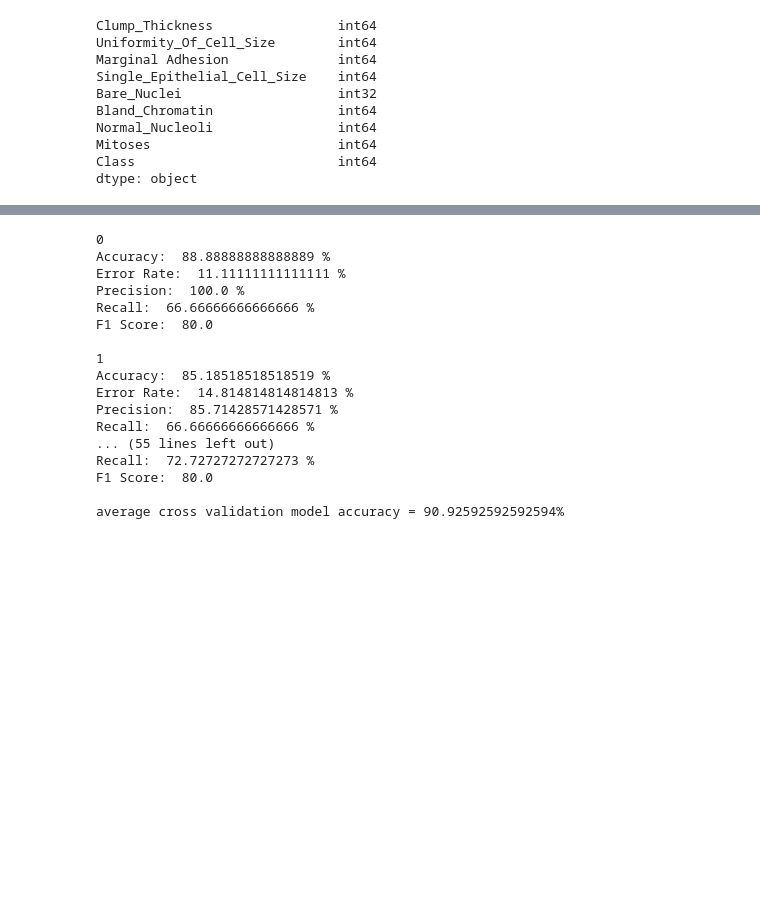
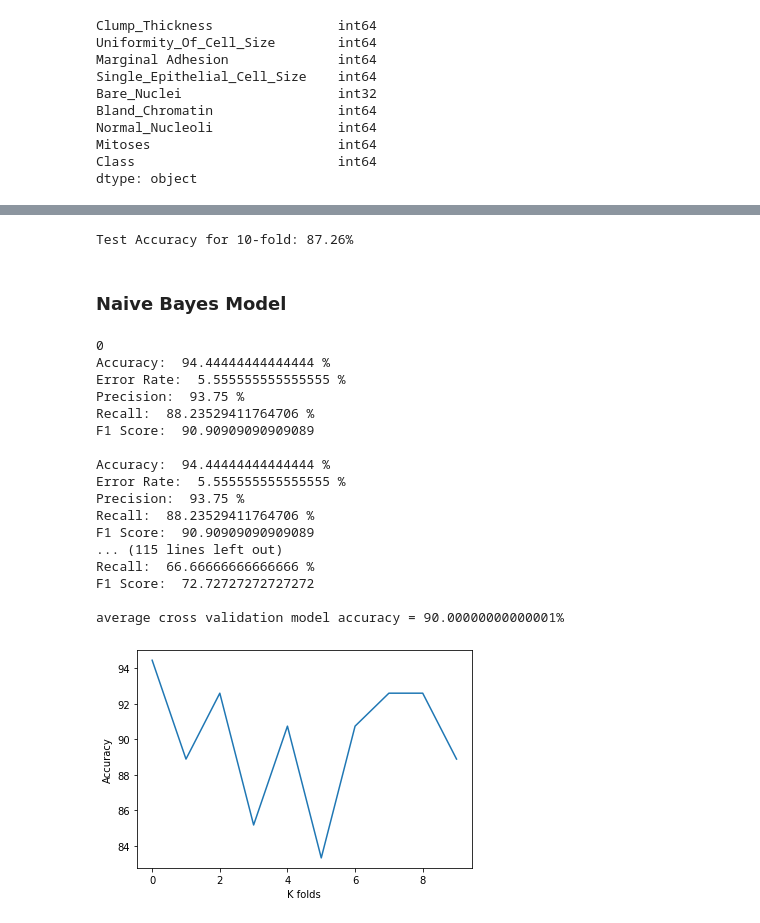
Before and after one commit to Omkar7868/ML-project, a Jupyter notebook: ML Project.ipynb, the cells around one changed output, grey strips where cells are left out. Saved outputs shown, nothing was run; the diff lists cells and outputs as text; code cells hidden in the pictures; blank space fills up the shorter version.

```diff
--- a/ML Project.ipynb
+++ b/ML Project.ipynb
@@ -434 +397,40 @@ Test Accuracy for 10-fold: 87.86%
+# %%
+# Cross validation logistic regression K-fold methold
+
+# shuffle & split data
+shuffle_df = df.sample(frac=1)
+train_df = shuffle_df.iloc[:, 0:-1]
+test_df = shuffle_df.iloc[:, -1]
+
+k = 10
+train_folds = np.array_split(train_df, k)
+test_folds = np.array_split(test_df, k)
+
+results = []
+
+# splitting into train/test & iterate k times
+for i in range(k):
+
+
+    x_test = train_folds[i]
+    y_test = test_folds[i]
+    x_train = train_df.drop(x_test.index)
+    y_train = test_df.drop(y_test.index)
+
+    x_train = x_train.apply(lambda x: (x - x.min(axis=0)) / (x.max(axis=0) - x.min(axis=0)))
+    x_test = x_test.apply(lambda x: (x - x.min(axis=0)) / (x.max(axis=0) - x.min(axis=0)))
+
+    logreg_fold = LogisticRegression()
+    logreg_fold.fit(x_train, y_train, loops=10000, lr=0.005)
+    y_pred,y_nonb_pred = logreg_fold.predict(x_test)
+
+    accuracy = abs((len(y_test) - np.count_nonzero(y_test - y_pred)) / len(y_test))
+    results.append(accuracy)
+
+    if i == k - 1:
+        print(f"Test Accuracy for {k}-fold: {round(np.mean(results) * 100, 2)}%")
+# %% [output]
+Test Accuracy for 10-fold: 87.26%
+# %% [markdown]
+### Naive Bayes Model
 # %%
@@ -668,24 +678,25 @@ def cross_validation_NB(model, x_train, y_train, K, random_shuffle = True):
 # %%
-NB = NaiveBayes()
+# NB = NaiveBayes()
 avg_cross_validation_accuracy,likelihoods,benign_prior,malignant_prior = cross_validation_NB(NB,x_train,y_train,K = 10)
 # %% [output]
 0
-Accuracy:  88.88888888888889 %
-Error Rate:  11.11111111111111 %
-Precision:  100.0 %
+Accuracy:  94.44444444444444 %
+Error Rate:  5.555555555555555 %
+Precision:  93.75 %
+Recall:  88.23529411764706 %
+F1 Score:  90.90909090909089
+
+Accuracy:  94.44444444444444 %
+Error Rate:  5.555555555555555 %
+Precision:  93.75 %
+Recall:  88.23529411764706 %
+F1 Score:  90.90909090909089
+... (115 lines left out)
 Recall:  66.66666666666666 %
-F1 Score:  80.0
+F1 Score:  72.72727272727272
 
-1
-Accuracy:  85.18518518518519 %
-Error Rate:  14.814814814814813 %
-Precision:  85.71428571428571 %
-Recall:  66.66666666666666 %
-... (55 lines left out)
-Recall:  72.72727272727273 %
-F1 Score:  80.0
-
-average cross validation model accuracy = 90.92592592592594%
+average cross validation model accuracy = 90.00000000000001%
+[figure, added]
 # %%
 # predicting the test results and evaluating the test accuracy
 x_test = np.array(x_test)
```
Also changed, not shown: parts of 22 cells of this notebook.
